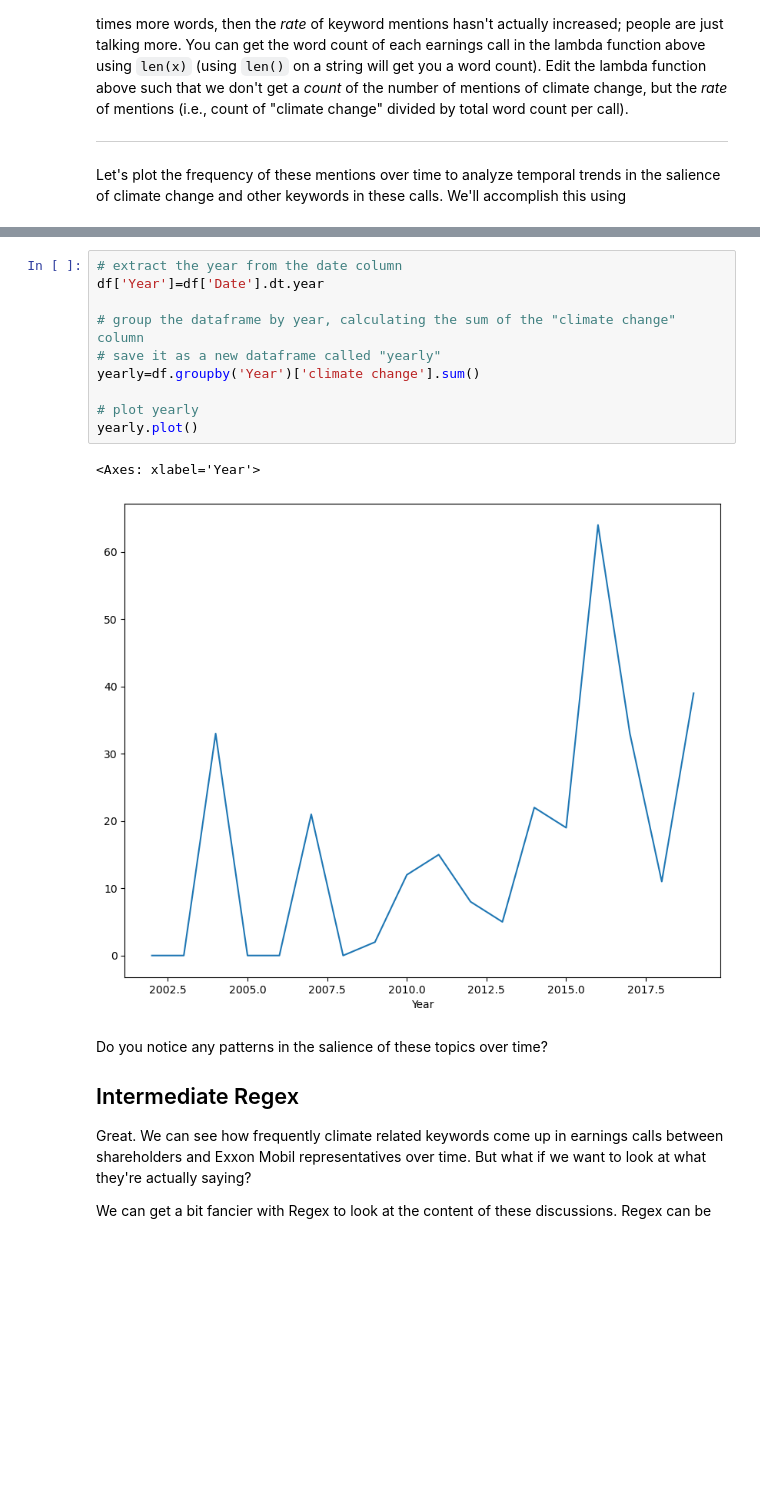
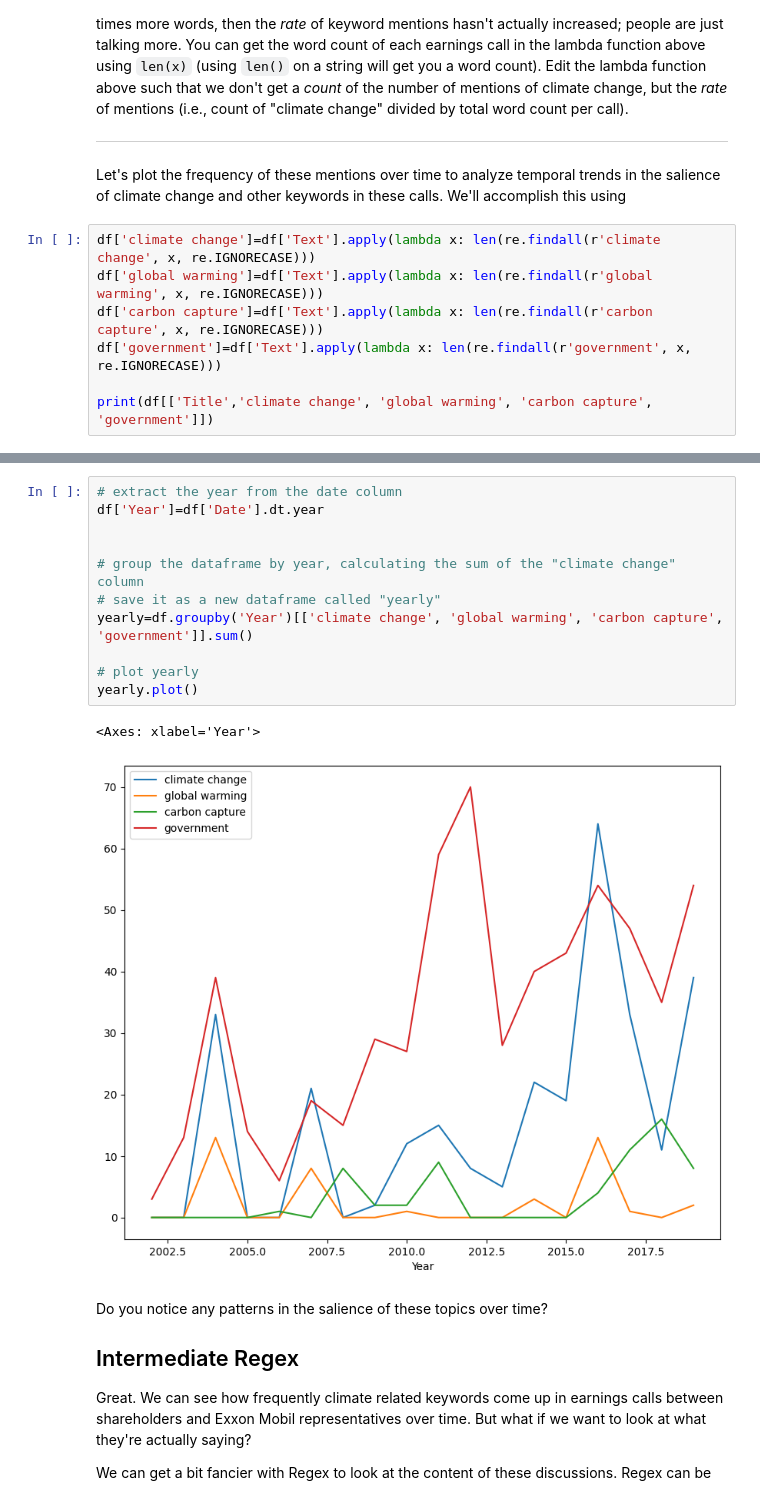
Before and after one commit to zoemarie28/QM2, a Jupyter notebook: notebooks/W04. Natural Language Processing.ipynb, the cells around one changed output, grey strips where cells are left out. Cells and saved outputs as stored; diff of their text form; blank space fills up the shorter version.

```diff
--- a/notebooks/W04. Natural Language Processing.ipynb
+++ b/notebooks/W04. Natural Language Processing.ipynb
@@ -300,3 +305,10 @@ Advanced: Our current measure of the number of mentions of keywords might be bia
 
 
 Let's plot the frequency of these mentions over time to analyze temporal trends in the salience of climate change and other keywords in these calls. We'll accomplish this using
+# %%
+df['climate change']=df['Text'].apply(lambda x: len(re.findall(r'climate change', x, re.IGNORECASE)))
+df['global warming']=df['Text'].apply(lambda x: len(re.findall(r'global warming', x, re.IGNORECASE)))
+df['carbon capture']=df['Text'].apply(lambda x: len(re.findall(r'carbon capture', x, re.IGNORECASE)))
+df['government']=df['Text'].apply(lambda x: len(re.findall(r'government', x, re.IGNORECASE)))
+
+print(df[['Title','climate change', 'global warming', 'carbon capture', 'government']])
@@ -303,16 +333,17 @@ Let's plot the frequency of these mentions over time to analyze temporal trends
 # %%
 # extract the year from the date column
 df['Year']=df['Date'].dt.year
 
+
 # group the dataframe by year, calculating the sum of the "climate change" column
 # save it as a new dataframe called "yearly"
-yearly=df.groupby('Year')['climate change'].sum()
+yearly=df.groupby('Year')[['climate change', 'global warming', 'carbon capture', 'government']].sum()
 
 # plot yearly
 yearly.plot()
 # %% [output]
 <Axes: xlabel='Year'>
-[figure, old version]
+[figure, new version]
 # %% [markdown]
 Do you notice any patterns in the salience of these topics over time?
 
```
Also changed, not shown: parts of 6 cells of this notebook.
